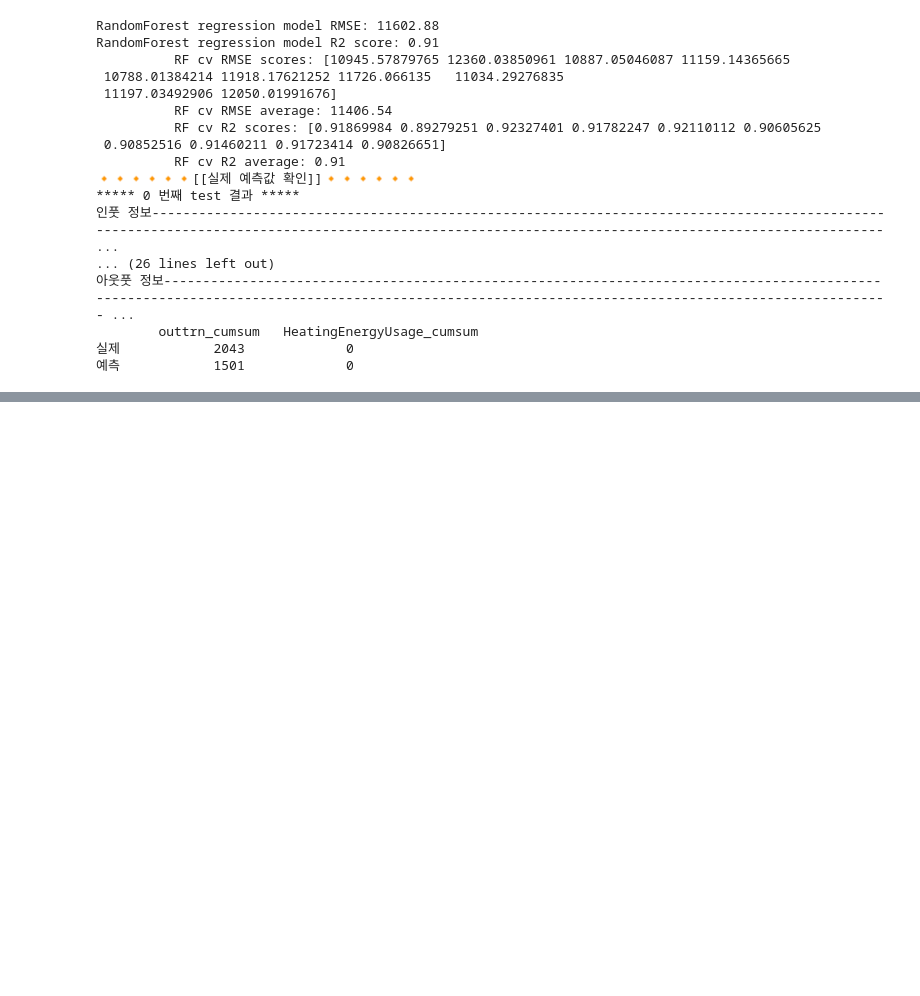
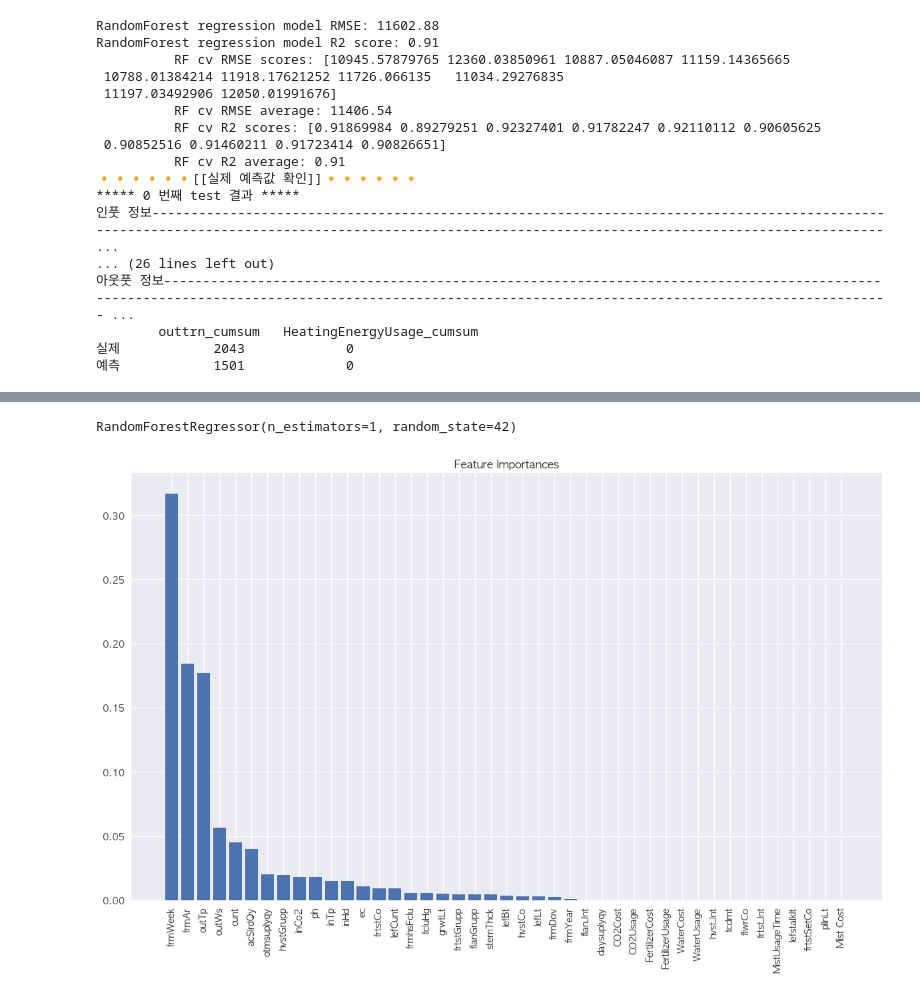
Before and after one commit to CodeArt-Team/MLcompetetion, a Jupyter notebook: BerryMachineLearning/예선연습_2023_tomato/DataAnalysis/00_Start/DataInfo_JIhwan.ipynb, the cells around one changed output, grey strips where cells are left out. Cells and saved outputs as stored; diff of their text form; code cells hidden in the pictures; blank space fills up the shorter version.

```diff
--- a/BerryMachineLearning/예선연습_2023_tomato/DataAnalysis/00_Start/DataInfo_JIhwan.ipynb
+++ b/BerryMachineLearning/예선연습_2023_tomato/DataAnalysis/00_Start/DataInfo_JIhwan.ipynb
@@ -756,0 +833,67 @@ RandomForest regression model R2 score: 0.91
+# %%
+import numpy as np
+import matplotlib.pyplot as plt
+from sklearn.ensemble import RandomForestRegressor
+from sklearn.multioutput import MultiOutputRegressor
+# input_cols =['frmWeek','frmAr', 'outTp',
+#        'outWs', 'cunt', 'acSlrdQy']
+# input_cols =['inTp', 'inHd', 'otmsuplyqy', 'acSlrdQy', 'cunt',
+#        'ph', 'outTp', 'outWs', 'daysuplyqy', 'inCo2', 'ec', 'frmYear',
+#        'frmWeek', 'frtstGrupp', 'lefstalklt', 'frtstSetCo', 'pllnLt',
+#        'flanGrupp', 'frtstCo', 'flanJnt', 'tcdmt', 'frmhsFclu', 'hvstGrupp',
+#        'hvstJnt', 'grwtLt', 'fcluHg', 'lefLt', 'flwrCo', 'hvstCo', 'lefCunt',
+#        'frtstJnt', 'lefBt', 'stemThck', 'frmAr', 'frmDov',
+#        'WaterUsage', 'WaterCost', 'FertilizerUsage', 'FertilizerCost',
+#        'CO2Usage', 'CO2Cost', 'MistUsageTime', 'Mist Cost',]
+
+# output_cols = ['outtrn_cumsum', 'HeatingEnergyUsage_cumsum']
+# training_table = input_data.loc[:,input_cols]
+# target_table= input_data.loc[:,output_cols]
+
+def plot_feature_importance(model, feature_names, output_names):
+
+    """
+    특성 중요도 그래프 시각화, 순위 함수
+    model: 학습한 모델 변수
+    -> 모델은 모델 함수에서 return값으로 변수를 뱉어내면 그 모델을 넣으면 됨
+
+    feature_names: 인풋컬럼
+    feature_names 예시:
+    feature_names = ['inTp', 'inHd', 'otmsuplyqy', 'acSlrdQy', 'cunt',
+    'ph', 'outTp', 'outWs', 'daysuplyqy', 'inCo2', 'ec', 'frmYear',
+    'frmWeek', 'frtstGrupp']
+
+    output_names: 아웃풋컬럼
+    아웃풋 컬럼 예시:
+    output_names = ['outtrn_cumsum', 'HeatingEnergyUsage_cumsum']
+
+    """
+    # 특성 중요도 추출
+    importances = model.estimators_[0].feature_importances_
+
+    # 중요도에 따라 특성 정렬
+    indices = np.argsort(importances)[::-1]
+
+    # 그래프 그리기
+    plt.figure(figsize=(12, 8))
+    plt.title("Feature Importances")
+    plt.bar(range(len(importances)), importances[indices])
+    plt.xticks(range(len(importances)), [feature_names[i] for i in indices], rotation=90)
+    plt.tight_layout()
+    plt.show()
+
+    # 중요도 순으로 특성 출력
+    for f in range(len(importances)):
+        print("%d. %s (%f)" % (f + 1, feature_names[indices[f]], importances[indices[f]]))
+
+# RandomForest 모델 학습
+rf_reg = RandomForestRegressor(n_estimators=1, random_state=42)
+multi_output_regressor_rf = MultiOutputRegressor(rf_reg)
+multi_output_regressor_rf.fit(train_input, train_target)
+print(rf_reg)
+
+# 특성 중요도 그래프 그리기
+plot_feature_importance(multi_output_regressor_rf, input_cols, output_cols)
+# %% [output]
+RandomForestRegressor(n_estimators=1, random_state=42)
+[figure, added]
```
Also changed, not shown: parts of 7 cells of this notebook, 2 other files.
